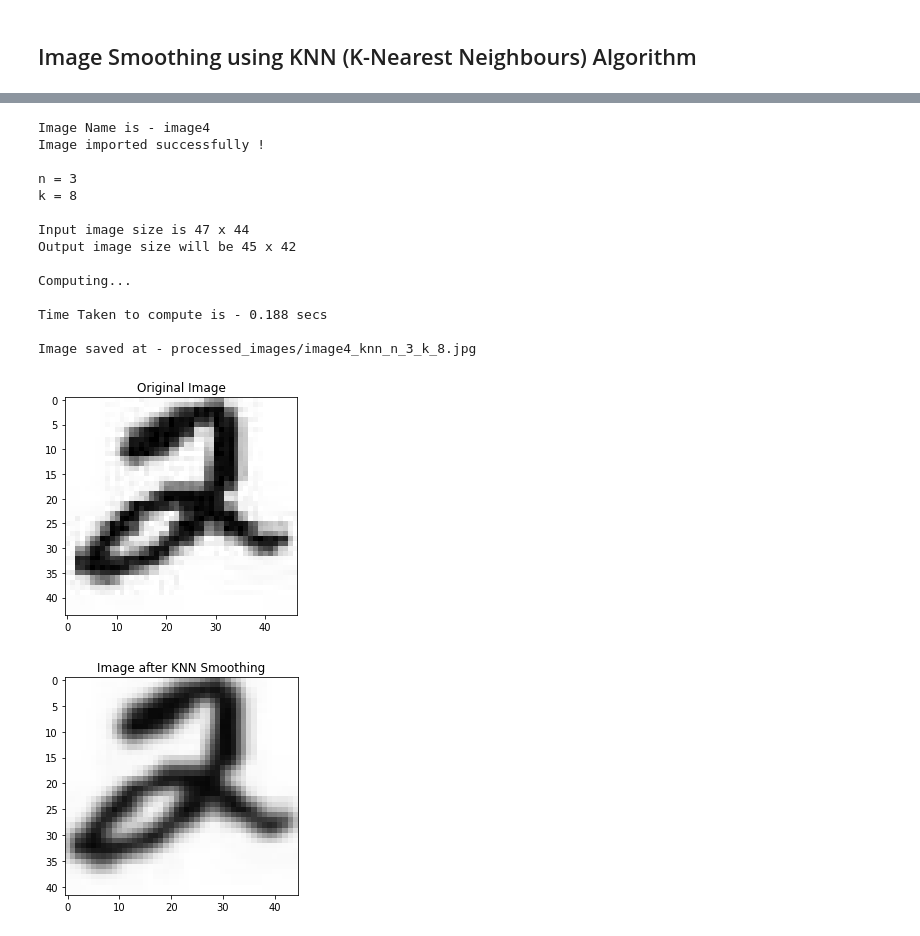
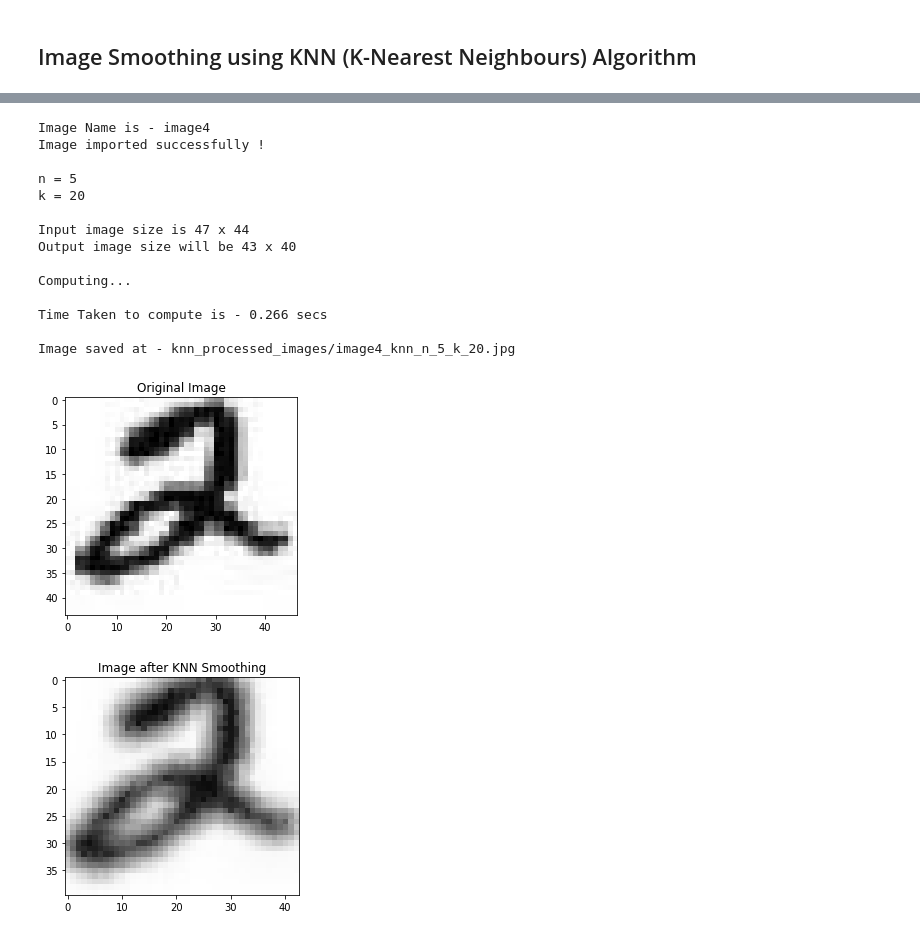
Before and after one commit to AtharvSavarkar/Image-Processing-Using-KNN, a Jupyter notebook: knn.ipynb, the cells around one changed output, grey strips where cells are left out. Cells and saved outputs as stored; diff of their text form; code cells hidden in the pictures.

```diff
--- a/knn.ipynb
+++ b/knn.ipynb
@@ -77,7 +76,7 @@ def convolution3d(image, n, k):
     # If print_logs == True then logs for the code will be printed. It will contain image name, size, time to compute, etc
     # If print_logs == False then no logs will be printed
 # 5. save_image (bool True or False) (default -> True)
-    # If True image will be saved in 'processed_image' folder (if folder is not present it will be created)
+    # If True image will be saved in 'knn_processed_image' folder (if folder is not present it will be created)
     # If False computed image will not be saved
     # Saved image name will contain information regarding n and k used
     # Image saved will be .jpg format (this can be changed by changing extension in knn() function)
@@ -154,7 +153,7 @@ def knn(image_path, k=5, n=3, print_logs=True, save_image=True, return_image_fra
 
     # Making directory to save image (if directory already exists, then image will be stored in this dir)
     try:
-        os.mkdir('processed_images')
+        os.mkdir('knn_processed_images')
     except FileExistsError:
         pass
 
@@ -177,9 +176,9 @@ def knn(image_path, k=5, n=3, print_logs=True, save_image=True, return_image_fra
         plt.imshow(new_image)
 
     if save_image:
-        plt.imsave('processed_images/{}_knn_n_{}_k_{}.jpg'.format(image_name, n, k), new_image)
+        plt.imsave('knn_processed_images/{}_knn_n_{}_k_{}.jpg'.format(image_name, n, k), new_image)
         if print_logs:
-            print('Image saved at - processed_images/{}_knn_n_{}_k_{}.jpg'.format(image_name, n, k))
+            print('Image saved at - knn_processed_images/{}_knn_n_{}_k_{}.jpg'.format(image_name, n, k))
 
     if return_image_frame:
         return new_image
@@ -243,21 +242,21 @@ Image saved at - processed_images/image3_knn_n_3_k_6.jpg
 [figure]
 [figure]
 # %%
-knn('original_images/image4.jpg', n=3, k=8, print_logs=True, save_image=True, return_image_frame=False)
+knn('knn_original_images/image4.jpg', n=5, k=20, print_logs=True, save_image=True, return_image_frame=False)
 # %% [output]
 Image Name is - image4
 Image imported successfully !
 
-n = 3
-k = 8
+n = 5
+k = 20
 
 Input image size is 47 x 44
-Output image size will be 45 x 42
+Output image size will be 43 x 40
 
 Computing...
 
-Time Taken to compute is - 0.188 secs
+Time Taken to compute is - 0.266 secs
 
-Image saved at - processed_images/image4_knn_n_3_k_8.jpg
+Image saved at - knn_processed_images/image4_knn_n_5_k_20.jpg
 [figure]
-[figure, old version]
+[figure, new version]
```
Also changed, not shown: parts of 3 cells of this notebook, 39 other files.
